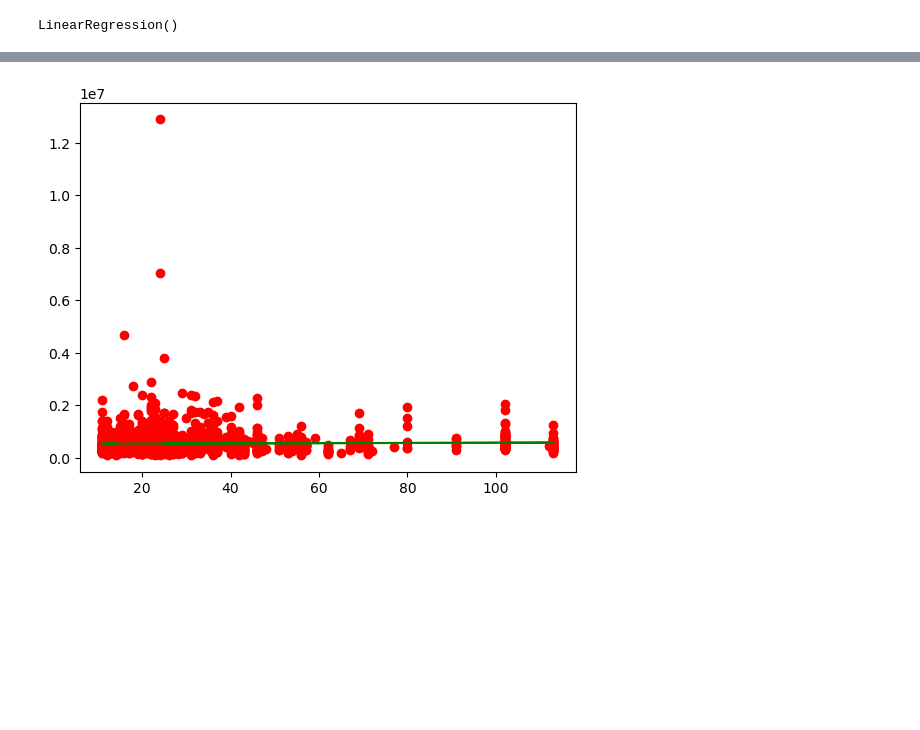
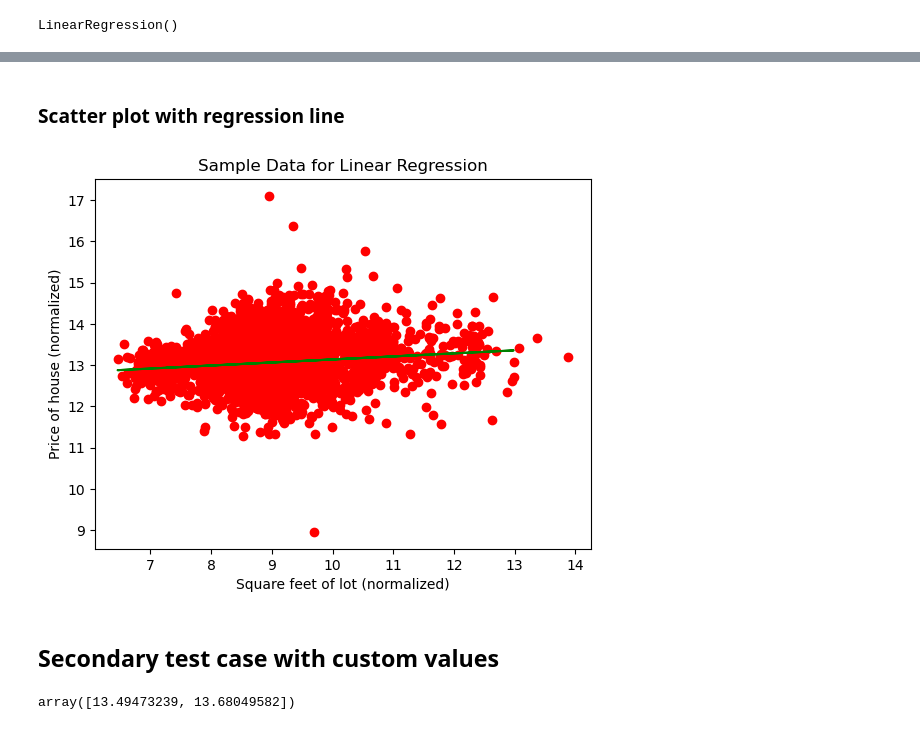
Before and after one commit to Eveybushell/Assignment2, a Jupyter notebook: Assignment_2.ipynb, the cells around one changed output, grey strips where cells are left out. Saved outputs shown, nothing was run; the diff lists cells and outputs as text; code cells hidden in the pictures; blank space fills up the shorter version.

Commit message:
Finalized Project
Changed engineered feature and ran additional tests on model. Added all info to README file

```diff
--- a/Assignment_2.ipynb
+++ b/Assignment_2.ipynb
@@ -115,4 +110,4 @@ renovated_df.head()
 # %%
-y = renovated_df['price']
-x = renovated_df[['renovation_age']]
+y = cleaned_df['price']
+x = cleaned_df[['transformed_sqft_lot']]
 x_train, x_test, y_train, y_test = train_test_split(x,y, test_size = 0.2, random_state = 42)
@@ -135,4 +116,4 @@ x
 # %%
-# scaler = StandardScaler()
-# x_train_scaled = scaler.fit_transform(x_train)
-# x_test_scaled = scaler.transform(x_test)
+scaler = StandardScaler()
+x_train_scaled = scaler.fit_transform(x_train)
+x_test_scaled = scaler.transform(x_test)
@@ -139,5 +122,5 @@ x
 # %%
 model = LinearRegression()
-model.fit(x_train,y_train)
+model.fit(x_train_scaled,y_train)
 # %% [output]
 LinearRegression()
@@ -148,5 +133,5 @@ model.score(x_train,y_train)
 # %%
-y_pred = model.predict(x_test)
+y_pred = model.predict(x_test_scaled)
 mse = mean_squared_error(y_test,y_pred)
 # %%
 mse
@@ -155,6 +140,17 @@ mse
+# %% [markdown]
+### Scatter plot with regression line
 # %%
 plt.scatter(x,y,color="red")
 plt.plot(x_test,y_pred,color='green')
+plt.xlabel('Square feet of lot (normalized)')
+plt.ylabel('Price of house (normalized)')
+plt.title('Sample Data for Linear Regression')
 plt.show()
 # %% [output]
-[figure, old version]
+[figure, new version]
+# %% [markdown]
+## Secondary test case with custom values
+# %%
+model.predict([[6.5],[9.3]])
+# %% [output]
+array([13.49473239, 13.68049582])
```
Also changed, not shown: parts of 16 cells of this notebook, 1 other file.
